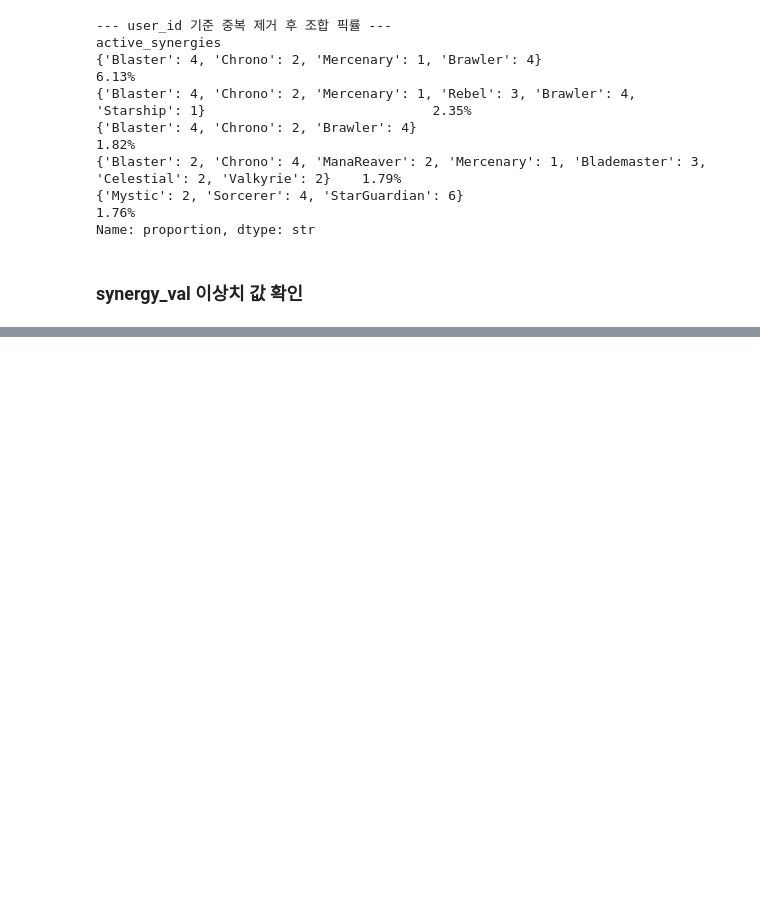
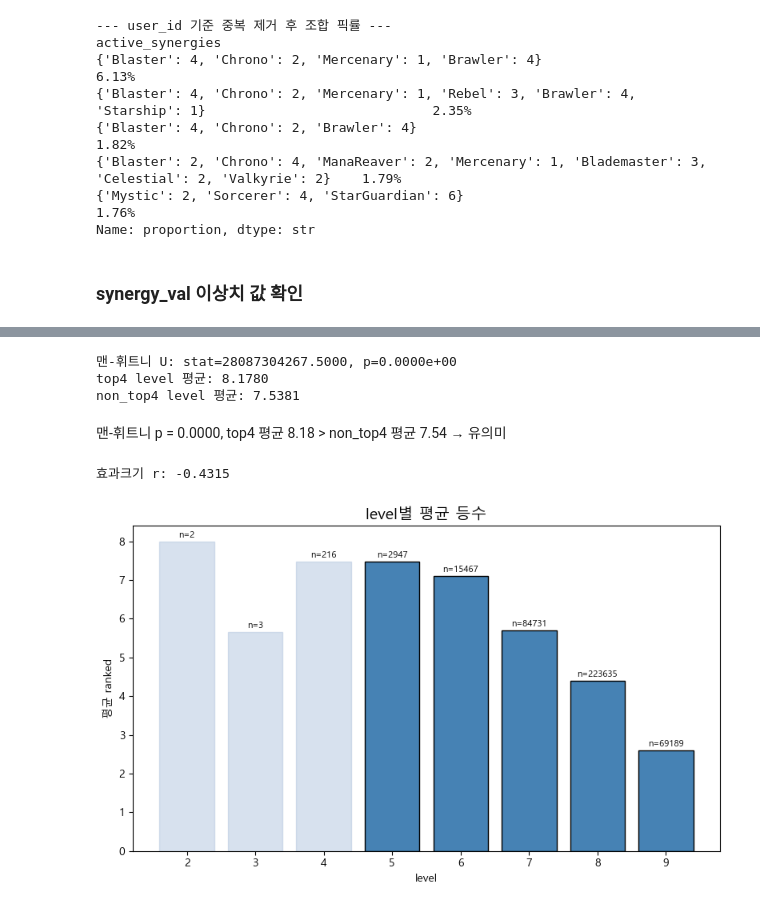
Before and after one commit to hanalo26/Third-project-sparta, a Jupyter notebook: works/Yunju_Lee/item_explode.ipynb, the cells around one changed output, grey strips where cells are left out. Drawn from its saved outputs; the diff is of its cells as text; code cells hidden in the pictures; blank space fills up the shorter version.

```diff
--- a/works/Yunju_Lee/item_explode.ipynb
+++ b/works/Yunju_Lee/item_explode.ipynb
@@ -437,0 +661,11 @@ test
+# %%
+# 원본 match 데이터 읽기
+df_match = pd.read_csv("게임단위_게임데이터_상위랭커보존-2차 전처리 완료(match).csv")
+
+df_match_sub = df_match[['gameid', 'user_id', 'gameduration', 'ingameduration', 'lastround', 'level']].drop_duplicates()
+
+df_item = df_item.merge(df_match_sub, on=['gameid', 'user_id'], how='left')
+
+# 확인
+print(df_item[['gameid', 'user_id', 'gameduration', 'ingameduration', 'lastround', 'level']].head())
+print(df_item[['gameduration', 'ingameduration', 'lastround', 'level']].isna().sum())
@@ -437,0 +747,8 @@ test
+# %%
+from scipy import stats
+
+# gameid를 포함하여 유저+게임별로 1행씩 남깁니다.
+df_user = df_item.drop_duplicates(subset=['gameid', 'user_id'])[['gameid', 'user_id', 'tier', 'ranked', 'top4_flag', 'level', 'lastround', 'ingameduration']].reset_index(drop=True)
+
+print(f"유저 수: {df_user.shape[0]}")
+print(df_user[['level', 'ranked', 'top4_flag']].describe())
@@ -437,0 +804,49 @@ test
+# %%
+# 방향 2: 맨-휘트니 U
+top4 = df_user[df_user['top4_flag'] == 1]['level']
+non_top4 = df_user[df_user['top4_flag'] == 0]['level']
+stat, p_mw = stats.mannwhitneyu(top4, non_top4, alternative='greater')
+print(f"맨-휘트니 U: stat={stat:.4f}, p={p_mw:.4e}")
+print(f"top4 level 평균: {top4.mean():.4f}")
+print(f"non_top4 level 평균: {non_top4.mean():.4f}")
+# %% [output]
+맨-휘트니 U: stat=28087304267.5000, p=0.0000e+00
+top4 level 평균: 8.1780
+non_top4 level 평균: 7.5381
+# %% [markdown]
+맨-휘트니 p = 0.0000, top4 평균 8.18 > non_top4 평균 7.54 → 유의미
+# %%
+# 맨-휘트니 효과크기 (U통계량 기반 직접 계산)
+n1, n2 = len(top4), len(non_top4)
+u_stat = stat  # 위에서 구한 stat값
+r_effect = 1 - (2 * u_stat) / (n1 * n2)
+print(f"효과크기 r: {r_effect:.4f}")
+# %% [output]
+효과크기 r: -0.4315
+# %%
+fig, ax = plt.subplots(figsize=(8, 5))
+
+level_stats = df_user.groupby('level')['ranked'].agg(['mean', 'count'])
+
+bars = ax.bar(level_stats.index, level_stats['mean'], edgecolor='black', color='steelblue')
+
+# 데이터 수 적은 bar 색 다르게
+for i, (idx, row) in enumerate(level_stats.iterrows()):
+    if row['count'] < 1000:
+        bars[i].set_color('lightsteelblue')
+        bars[i].set_alpha(0.5)
+
+# 각 bar 위에 n수 표시
+for i, (idx, row) in enumerate(level_stats.iterrows()):
+    ax.text(idx, row['mean'] + 0.1, f"n={int(row['count'])}",
+            ha='center', fontsize=8)
+
+ax.set_title('level별 평균 등수', fontsize=14)
+ax.set_xlabel('level')
+ax.set_ylabel('평균 ranked')
+ax.set_xticks(level_stats.index)
+
+plt.tight_layout()
+plt.show()
+# %% [output]
+[figure, added]
```
Also changed, not shown: parts of 92 cells of this notebook, 1 other file.
